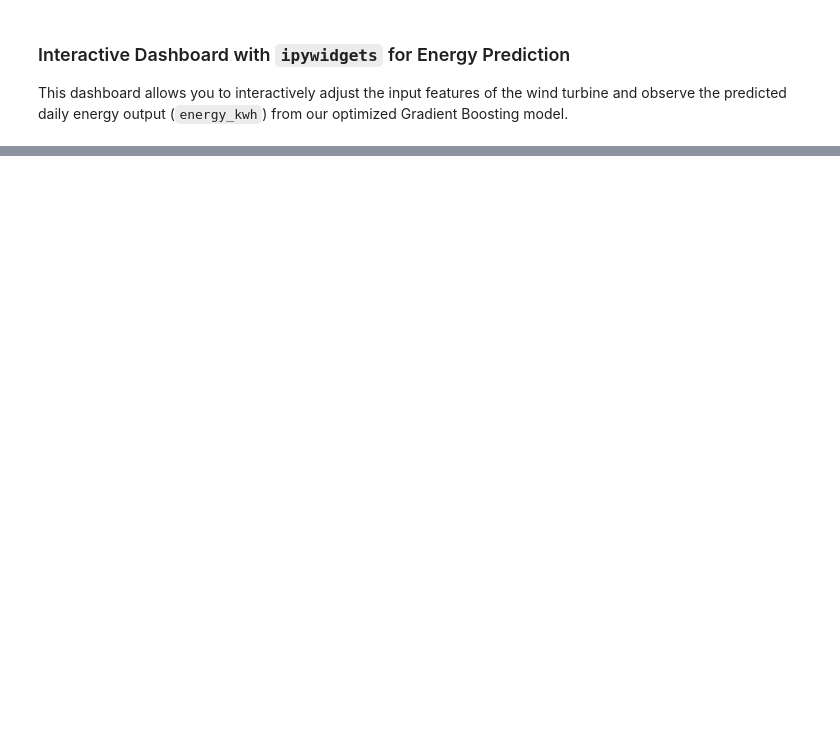
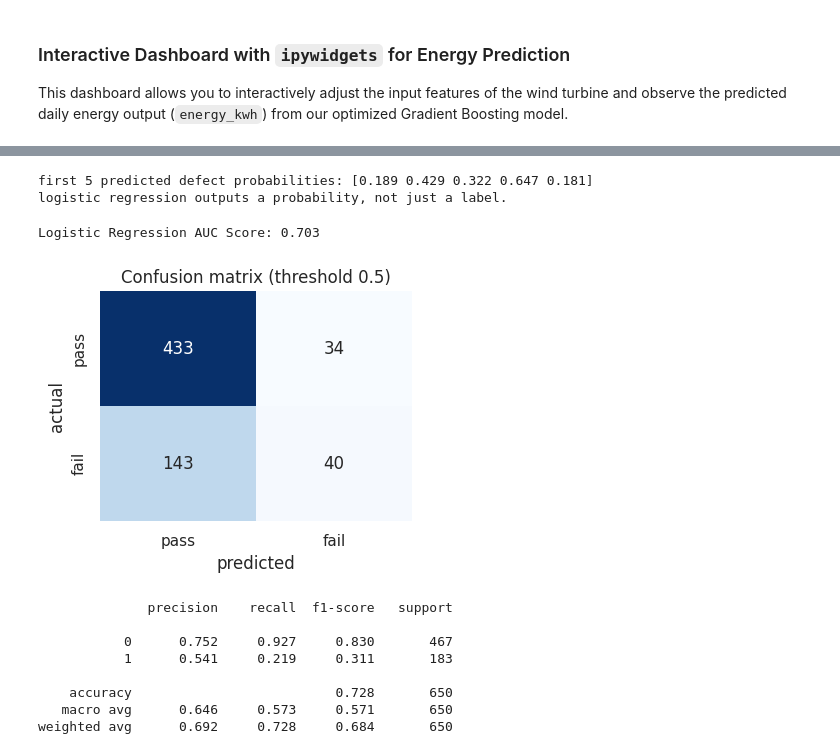
Before and after one commit to bhaskarpondugala/NASSCOM_AI_FDP, a Jupyter notebook: Day7_FN.ipynb, the cells around one changed output, grey strips where cells are left out. Saved outputs shown, nothing was run; the diff lists cells and outputs as text; code cells hidden in the pictures; blank space fills up the shorter version.

```diff
--- a/Day7_FN.ipynb
+++ b/Day7_FN.ipynb
@@ -880,0 +1077,48 @@ VBox(children=(FloatSlider(value=7.0, description='Wind Speed (m/s)', max=26.0,
+# %%
+# 2A. PIPELINE (scale + one-hot) + LOGISTIC REGRESSION
+# -----------------------------------------------------------
+from sklearn.compose import ColumnTransformer
+from sklearn.preprocessing import StandardScaler, OneHotEncoder
+from sklearn.pipeline import Pipeline
+from sklearn.linear_model import LogisticRegression
+num = X.select_dtypes('number').columns.tolist()
+cat = ['material']
+pre = ColumnTransformer([('num', StandardScaler(), num),
+                         ('cat', OneHotEncoder(drop='first'), cat)])
+clf = Pipeline([('prep', pre), ('lr', LogisticRegression(max_iter=2000))]).fit(X_train, y_train)
+proba = clf.predict_proba(X_test)[:, 1]      # P(defect)
+print('first 5 predicted defect probabilities:', proba[:5].round(3))
+print('logistic regression outputs a probability, not just a label.')
+# %% [output]
+first 5 predicted defect probabilities: [0.189 0.429 0.322 0.647 0.181]
+logistic regression outputs a probability, not just a label.
+# %%
+from sklearn.metrics import roc_auc_score
+
+# Calculate AUC score using predicted probabilities (proba) and true labels (y_test)
+auc_score = roc_auc_score(y_test, proba)
+print(f'Logistic Regression AUC Score: {auc_score:.3f}')
+# %% [output]
+Logistic Regression AUC Score: 0.703
+# %%
+# 3A. CONFUSION MATRIX + CLASSIFICATION REPORT
+# -----------------------------------------------------------
+from sklearn.metrics import confusion_matrix, classification_report
+y_pred = clf.predict(X_test)
+cm = confusion_matrix(y_test, y_pred)
+fig, ax = plt.subplots(figsize=(4, 3.4))
+sns.heatmap(cm, annot=True, fmt='d', cmap='Blues', cbar=False,
+            xticklabels=['pass', 'fail'], yticklabels=['pass', 'fail'], ax=ax)
+ax.set_xlabel('predicted'); ax.set_ylabel('actual'); ax.set_title('Confusion matrix (threshold 0.5)')
+plt.tight_layout(); plt.show()
+print(classification_report(y_test, y_pred, digits=3))
+# %% [output]
+[figure, added]
+              precision    recall  f1-score   support
+
+           0      0.752     0.927     0.830       467
+           1      0.541     0.219     0.311       183
+
+    accuracy                          0.728       650
+   macro avg      0.646     0.573     0.571       650
+weighted avg      0.692     0.728     0.684       650
```
Also changed, not shown: parts of 19 cells of this notebook.
